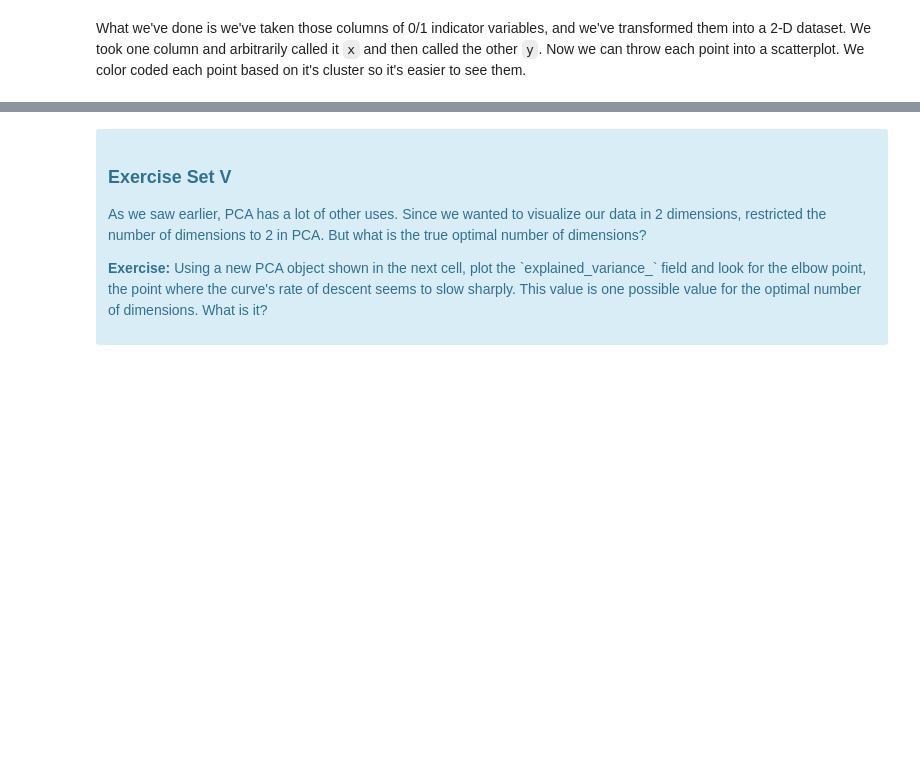
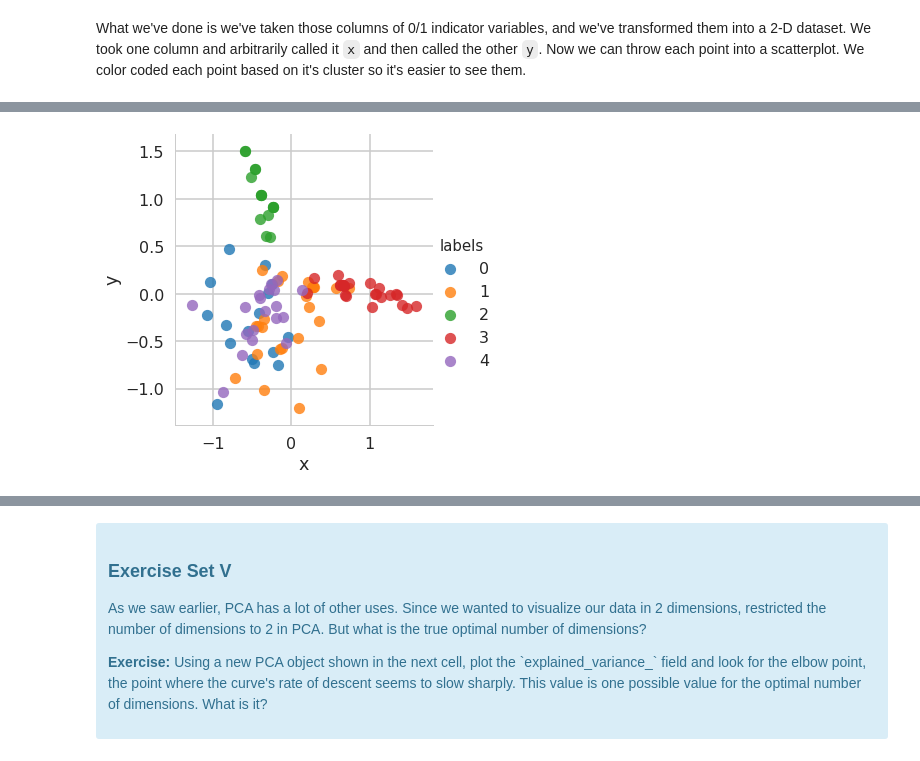
Before and after one commit to SethDKelly/Springboard, a Jupyter notebook: sec11/clustering/Mini_Project_Clustering.ipynb, the cells around one changed output, grey strips where cells are left out. Drawn from its saved outputs; the diff is of its cells as text; code cells hidden in the pictures; blank space fills up the shorter version.

```diff
--- a/sec11/clustering/Mini_Project_Clustering.ipynb
+++ b/sec11/clustering/Mini_Project_Clustering.ipynb
@@ -375,0 +385,4 @@ What we've done is we've taken those columns of 0/1 indicator variables, and we'
+# %%
+pca_n_cluster_plot(cust_response, x_cols,5)
+# %% [output]
+[figure, added]
```
Also changed, not shown: parts of 8 cells of this notebook.
